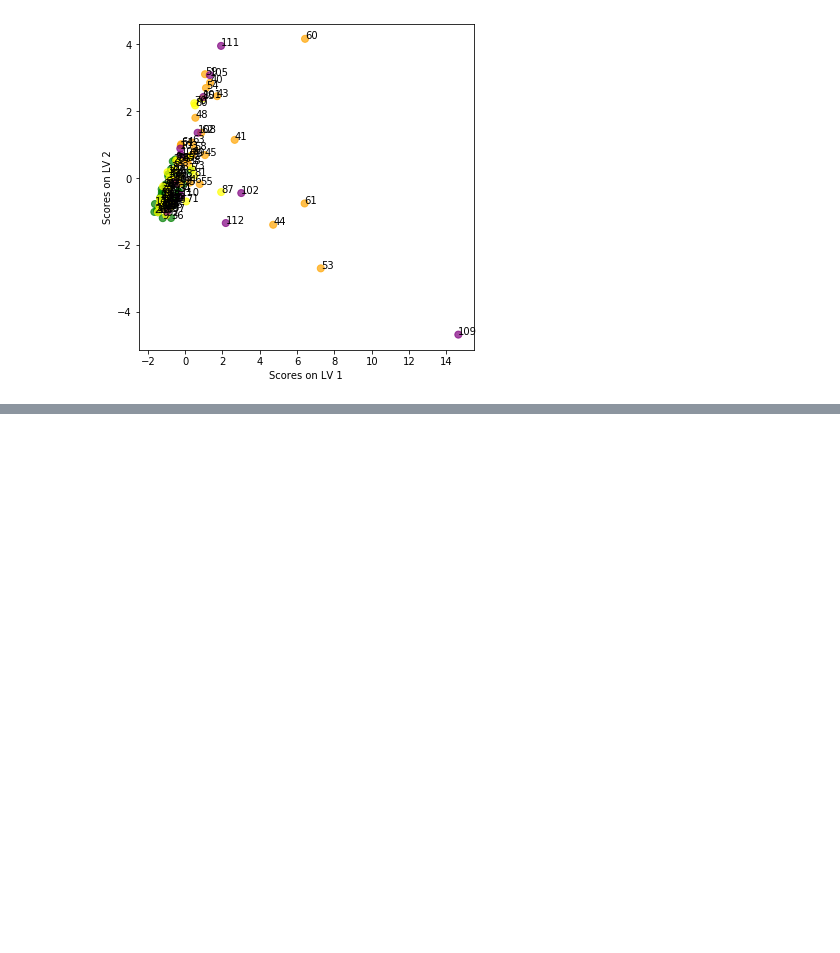
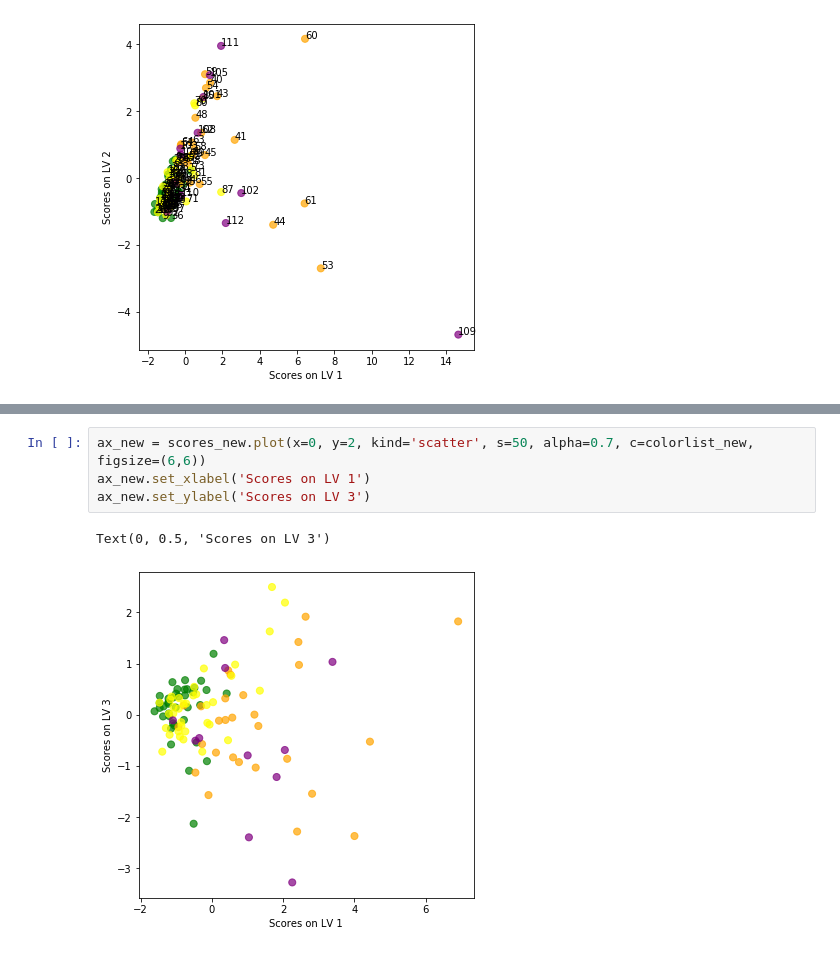
Before and after one commit to amandinebru/Projet_Parkinson, a Jupyter notebook: premier test.ipynb, the cells around one changed output, grey strips where cells are left out. Saved outputs shown, nothing was run; the diff lists cells and outputs as text; blank space fills up the shorter version.

```diff
--- a/premier test.ipynb
+++ b/premier test.ipynb
@@ -570,0 +599,7 @@ KeyError: '[109] not found in axis'
+# %%
+ax_new = scores_new.plot(x=0, y=2, kind='scatter', s=50, alpha=0.7, c=colorlist_new, figsize=(6,6))
+ax_new.set_xlabel('Scores on LV 1')
+ax_new.set_ylabel('Scores on LV 3')
+# %% [output]
+Text(0, 0.5, 'Scores on LV 3')
+[figure, added]
```
Also changed, not shown: parts of 19 cells of this notebook.
